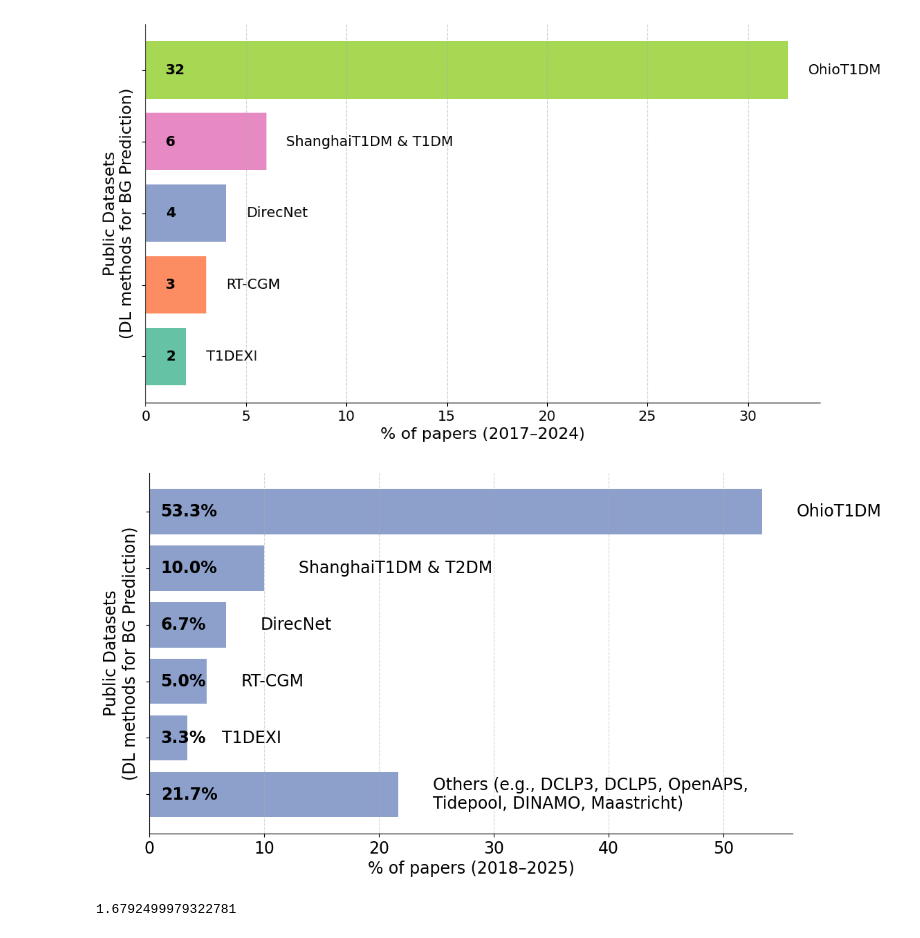
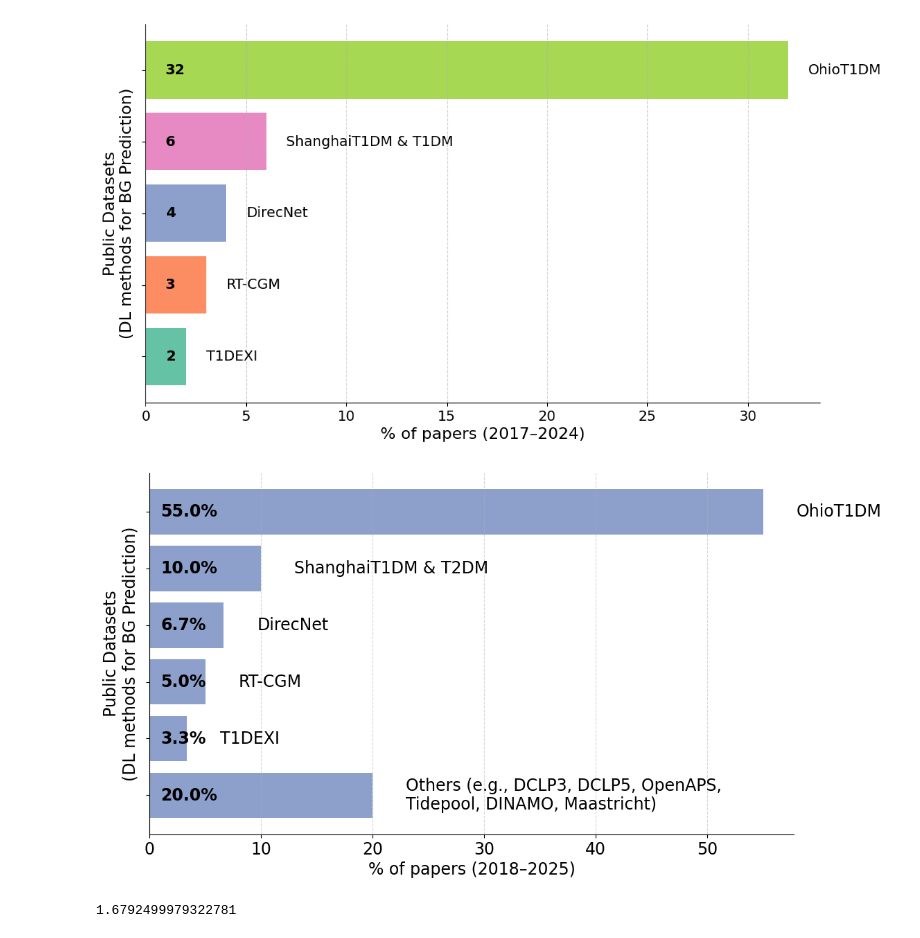
Before and after one commit to Augmented-Health-Lab/ReproGenBG_ML4H, a Jupyter notebook: Literature_review_summary/literature_summary.ipynb, the cells around one changed output. Cells and saved outputs as stored; diff of their text form; code cells hidden in the pictures.

```diff
--- a/Literature_review_summary/literature_summary.ipynb
+++ b/Literature_review_summary/literature_summary.ipynb
@@ -103,10 +103,10 @@ Name: count, dtype: int64
 0.21666666666666667
 # %%
 code_available = 13/60
-multiple_ds = 23/60
-Hyperp_reported = 43/60
+multiple_ds = 22/60
+Hyperp_reported = 44/60
 tune_reported = (60-24)/60
-reported_30min = 48/60  # Didn't include the paper with other evaluation metrics, such as MAE, MAPE, but also reported their result on 30 min prediction horizon
+reported_30min = 49/60  # Didn't include the paper with other evaluation metrics, such as MAE, MAPE, but also reported their result on 30 min prediction horizon
 
 print(f"code_available = {code_available}")
 print(f"multiple_ds = {multiple_ds}")
@@ -205,7 +205,7 @@ def plot_ratios(ratios):
     # Set y-axis positions but remove default labels
     ax.set_yticks(range(len(metrics)))
     ax.set_yticklabels(["" for _ in metrics])
-    ax.set_ylabel("Reproducibility Criteria\n(DL methods for BG Prediction)", fontsize=16)
+    ax.set_ylabel("Reproducibility Criteria\n(DL methods for BG Prediction)", fontsize=17)
 
     # Add text: % on the left, label on the right
     for i, (val, label) in enumerate(zip(values, metrics)):
@@ -504,36 +564,36 @@ def plot_ratios(ratios):
 
     # Add text: % on the left, label on the right
     for i, (val, label) in enumerate(zip(values, metrics)):
         ax.text(1, i, f"{val:.1f}%", va='center', ha='left', fontsize=17, fontweight='bold')
         ax.text(val + 3, i, label, va='center', ha='left', fontsize=17)
 
     # Keep only bottom and left axis lines (spines)
     ax.spines["top"].set_visible(False)
     ax.spines["right"].set_visible(False)
     ax.spines["left"].set_visible(True)
     ax.spines["bottom"].set_visible(True)
 
     # Styling
     # ax.set_xlim(0, 100)
     ax.set_xlabel("% of papers (2018–2025)", fontsize=17)
     ax.tick_params(axis='x', labelsize=17)
     ax.grid(axis='x', linestyle='--', alpha=0.5)
 
     # Tighten layout and remove padding around edges
     plt.subplots_adjust(left=0.05, right=0.98, top=0.92, bottom=0.05)
     plt.show()
 
 ds_ratios = {
-        "OhioT1DM": 32/60 * 100,
+        "OhioT1DM": 33/60 * 100,
         "ShanghaiT1DM & T2DM": 6/60 * 100,
         "DirecNet": 4/60 * 100,
         "RT-CGM": 3/60* 100,
         "T1DEXI": 2/60* 100,
-        "Others (e.g., DCLP3, DCLP5, OpenAPS,\nTidepool, DINAMO, Maastricht)": 13/60 *100
+        "Others (e.g., DCLP3, DCLP5, OpenAPS,\nTidepool, DINAMO, Maastricht)": 12/60 *100
     }
 plot_ratios(ds_ratios)
 # %% [output]
-[figure, old version]
+[figure, new version]
 # %%
 np.std([17.85, 18.65, 15.94, 20.93, 17.71, 20.35])
 # %% [output]
```
Also changed, not shown: parts of 9 cells of this notebook, 11 other files.
